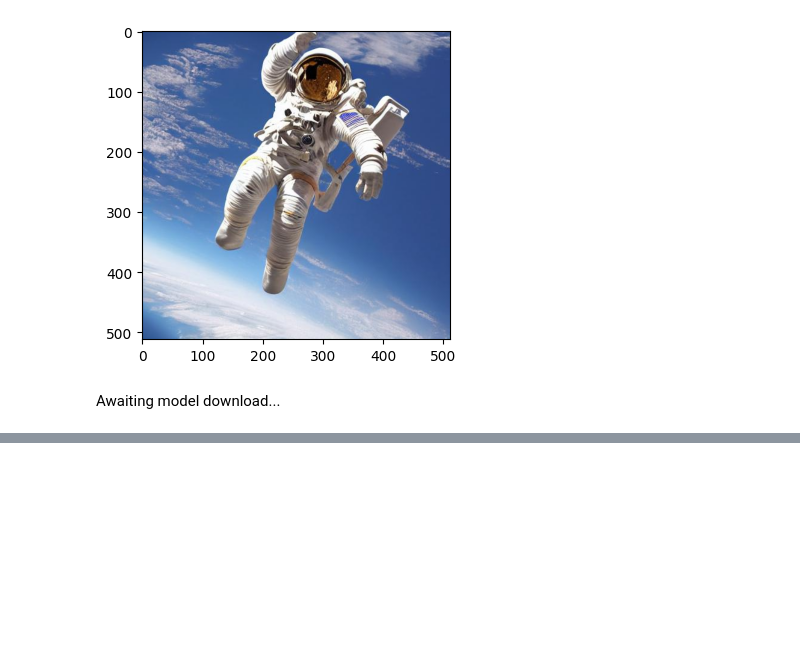
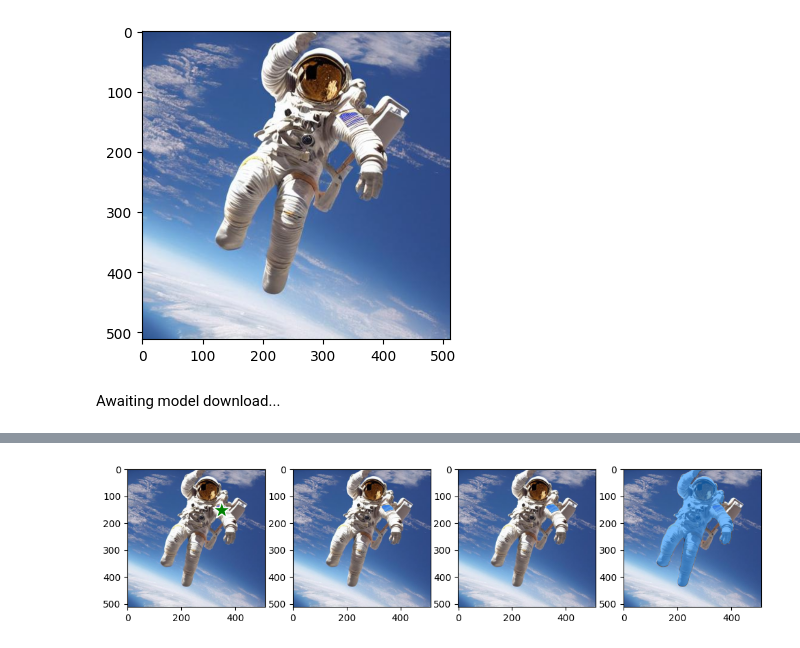
Before and after one commit to superolly/dragon_diffusion, a Jupyter notebook: nbs/01_masks.ipynb, the cells around one changed output, grey strips where cells are left out. Cells and saved outputs as stored; diff of their text form; code cells hidden in the pictures; blank space fills up the shorter version.

```diff
--- a/nbs/01_masks.ipynb
+++ b/nbs/01_masks.ipynb
@@ -319,0 +376,33 @@ Awaiting model download...
+# %%
+#| export
+def get_sam_mask(image, predictor, input_point: List[List[int]], plot=False):
+    """Returns a set of predicted masks for a single input point."""
+    input_point = np.array([input_point[0]])
+    input_label = np.array([1])
+    masks, scores, logits = predictor.predict(
+        point_coords=input_point,
+        point_labels=input_label,
+        multimask_output=True,
+    )
+    if len(input_point) > 1:
+        input_point = np.array(input_point)
+        mask_input = logits[np.argmax(scores), :, :]
+        input_label = np.array([1,1])
+        masks, _, _ = predictor.predict(
+            point_coords=input_point,
+            point_labels=input_label,
+            mask_input=mask_input[None, :, :],
+            multimask_output=True,
+        )
+    if plot:
+        fig, ax = plt.subplots(1,len(masks)+1, figsize=(12,4))
+        show_points(input_point, input_label, ax[0])
+        ax[0].imshow(image)
+        for i in range(1, len(masks) + 1):
+            ax[i].imshow(image)
+            show_mask(masks[i-1], ax[i])
+    return masks
+# %%
+masks = get_sam_mask(image, predictor, [[350,150]], plot=True)
+# %% [output]
+[figure, added]
```
Also changed, not shown: parts of 20 cells of this notebook, 5 other files.
